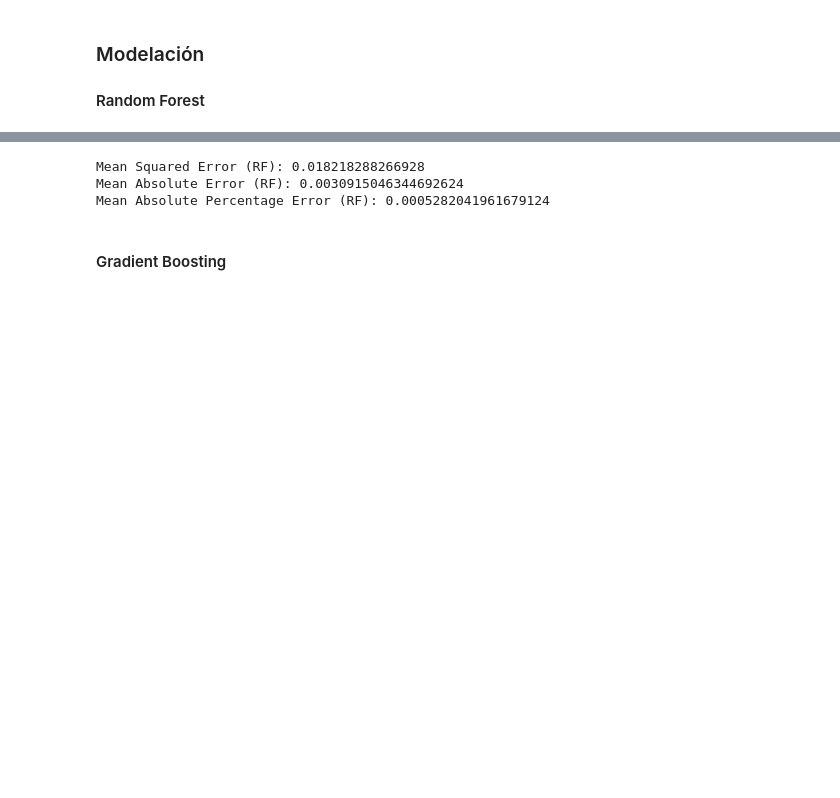
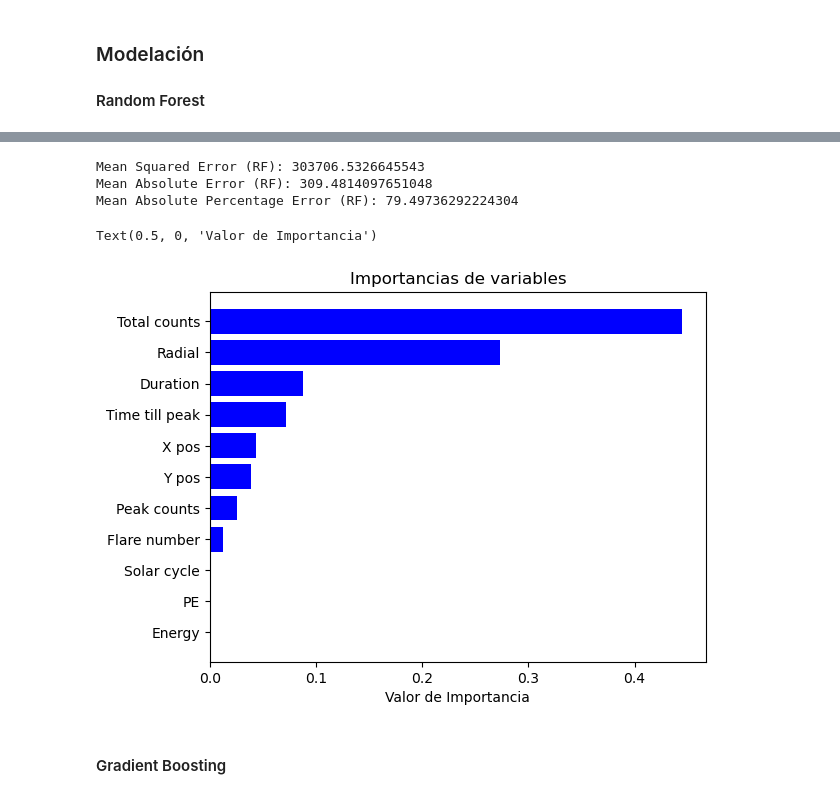
Before and after one commit to WonderfulAme/solar-flares, a Jupyter notebook: Notebook.ipynb, the cells around one changed output, grey strips where cells are left out. Saved outputs shown, nothing was run; the diff lists cells and outputs as text; code cells hidden in the pictures; blank space fills up the shorter version.

Commit message:
Edit model

```diff
--- a/Notebook.ipynb
+++ b/Notebook.ipynb
@@ -537,7 +538,6 @@ Ahora escogeremos las columnas que nos importan:
 - `X pos`, `Y pos` y `Radial`.
 - `PE`, ya que indica si hubo un evento de partículas durante la llamarada solar.
 # %%
-df.loc[:, "Time till peak"] = (df['Peak time'] - df['Start time']).dt.total_seconds()
-data = data[["Solar cycle", "Peak counts", "Total counts", "Energy", "X pos", "Y pos", "Radial", "PE", "Duration", "Time till peak","Time till next peak"]]
+data = data[["Flare number", "Solar cycle", "Peak counts", "Total counts", "Energy", "X pos", "Y pos", "Radial", "PE", "Duration", "Time till peak","Time till next peak"]]
 data.head()
 # %% [output]
@@ -565,7 +577,7 @@ data_outliers = data.copy()
 print(f"Shape of data : {data_outliers.shape}")
 print(f"Type of data : {type(data_outliers)}")
 # Create DBSCAN model with parameters
-model = DBSCAN(eps=400,min_samples=3) #### Estos parametros son los que se tendrían que ajustar
+model = DBSCAN(eps=300,min_samples=5) #### Estos parametros son los que se tendrían que ajustar
 # (radio de cada anillo y número mínimo de muestras en el anillo para que sean válidos)
 # Fit model to data
 model.fit(data_outliers)
@@ -579,3 +595,5 @@ data = data_no_outliers.copy()
+# %%
+data = data[data["Time till next peak"] < 7500]
 # %% [markdown]
 Veamos la distribución de nuestros nuevos datos y comprobemos visualmente que no hay ningún outlier aparente.
 # %%
@@ -720,21 +747,20 @@ NameError: name 'x_train' is not defined
 ### Modelación
 #### Random Forest
 # %%
-from sklearn.model_selection import train_test_split
-from sklearn.ensemble import RandomForestRegressor
+from sklearn.ensemble import GradientBoostingRegressor
 from sklearn.metrics import mean_squared_error, mean_absolute_error
 import numpy as np
 
 
 modified_params = {
-    'n_estimators': 10,  # Aumentar el número de árboles
-    'max_depth': 20,      # Limitar la profundidad máxima de los árboles
-    'min_samples_split': 5,  # Aumentar el número mínimo de muestras para dividir un nodo
-    'min_samples_leaf': 2,   # Aumentar el número mínimo de muestras para ser una hoja
+    'n_estimators': 20,  # Aumentar el número de árboles
+    'max_depth': 6,      # Limitar la profundidad máxima de los árboles
+    'min_samples_split': 30,  # Aumentar el número mínimo de muestras para dividir un nodo
+    'min_samples_leaf': 500,   # Aumentar el número mínimo de muestras para ser una hoja
     'random_state': 42     # Establecer la semilla aleatoria para reproducibilidad
 }
 
 # Inicializar el modelo RandomForestRegressor con los parámetros modificados
-model_rf = RandomForestRegressor(**modified_params)
+model_rf = GradientBoostingRegressor(**modified_params)
 model_rf
 # %% [output]
@@ -748,15 +776,27 @@ RandomForestRegressor(max_depth=20, min_samples_leaf=2, min_samples_split=5,
 # %%
 y_pred_rf = model_rf.predict(x_val)
 mse_rf = mean_squared_error(y_val, y_pred_rf)
 print("Mean Squared Error (RF):", mse_rf)
 mae_rf = mean_absolute_error(y_val, y_pred_rf)
 print("Mean Absolute Error (RF):", mae_rf)
 absolute_percentage_error_rf = np.mean(np.abs((y_val - y_pred_rf) / y_val)) * 100
 print("Mean Absolute Percentage Error (RF):", absolute_percentage_error_rf)
+
+features = x_train.columns
+importances = model_rf.feature_importances_
+indices = np.argsort(importances)
+
+plt.figure()
+plt.title('Importancias de variables')
+plt.barh(range(len(indices)), importances[indices], color='b', align='center')
+plt.yticks(range(len(indices)), [features[i] for i in indices])
+plt.xlabel('Valor de Importancia')
 # %% [output]
-Mean Squared Error (RF): 0.018218288266928
-Mean Absolute Error (RF): 0.0030915046344692624
-Mean Absolute Percentage Error (RF): 0.0005282041961679124
+Mean Squared Error (RF): 303706.5326645543
+Mean Absolute Error (RF): 309.4814097651048
+Mean Absolute Percentage Error (RF): 79.49736292224304
+Text(0.5, 0, 'Valor de Importancia')
+[figure, added]
 # %%
 from sklearn.model_selection import GridSearchCV
 from sklearn.ensemble import RandomForestRegressor
```
Also changed, not shown: parts of 13 cells of this notebook.
